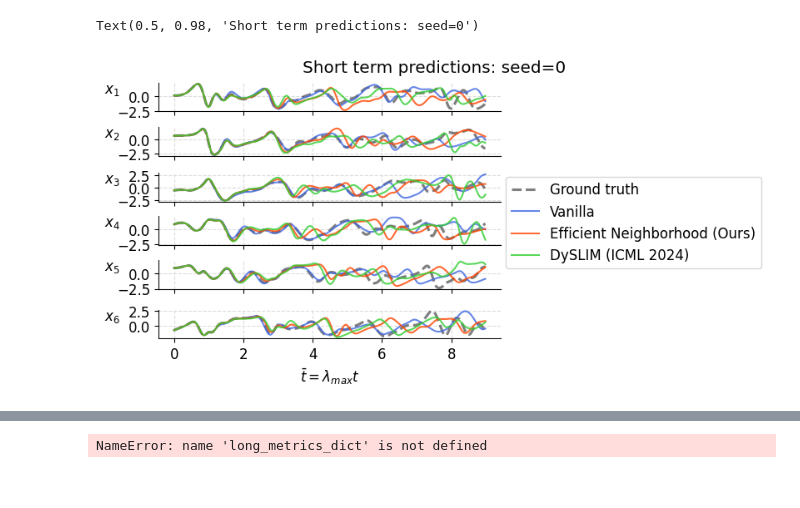
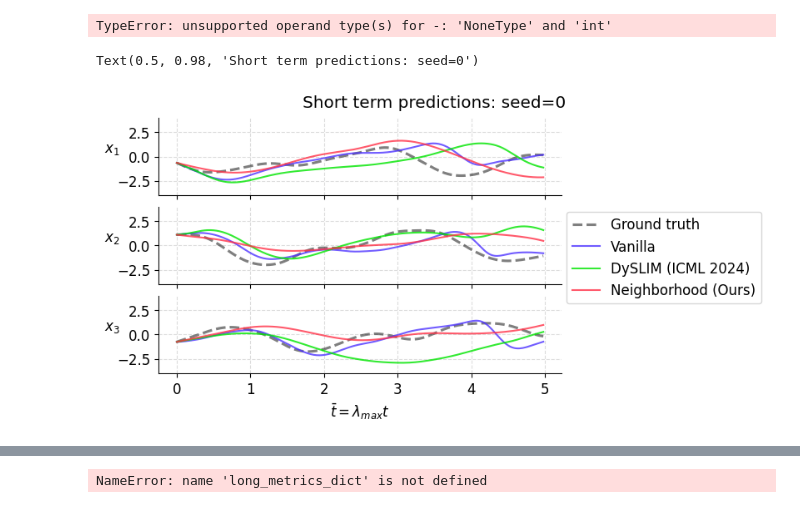
Before and after one commit to Jhko725/sandbox, a Jupyter notebook: notebooks/evaluation/lorenz96_eval.ipynb, the cells around one changed output, grey strips where cells are left out. Saved outputs shown, nothing was run; the diff lists cells and outputs as text; code cells hidden in the pictures.

Commit message:
Anaysis and figure generation in progress.

```diff
--- a/notebooks/evaluation/lorenz96_eval.ipynb
+++ b/notebooks/evaluation/lorenz96_eval.ipynb
@@ -46,8 +46,8 @@ EXP_TYPES_ALL = (
 EXP_TYPES = (
     "vanilla",
     # "neighborhood",
+    "dyslim",
     "efficient_neighborhood",
-    "dyslim",
     # "dyslim_neigh",
 )
 
@@ -55,11 +55,11 @@ COLOR_DICT = dict(
     zip(
         EXP_TYPES_ALL,
         (
-            "royalblue",
-            "darkorange",
-            "orangered",
-            "limegreen",
-            "darkgreen",
+            cc.cm.glasbey_dark(45),
+            cc.cm.glasbey_dark(0),
+            cc.cm.glasbey_dark(64),
+            cc.cm.glasbey_dark(46),
+            cc.cm.glasbey_dark(91),
         ),
     )
 )
@@ -69,7 +69,7 @@ LABEL_DICT = dict(
         (
             "Vanilla",
             "Neighborhood (Ours)",
-            "Efficient Neighborhood (Ours)",
+            "Neighborhood (Ours)",
             "DySLIM (ICML 2024)",
             "DySLIM - Neighborhood",
         ),
@@ -77,8 +77,8 @@ LABEL_DICT = dict(
 )
 # %%
 downsample = 2
-noise = 0.01
-dim = 6
+noise = 0.1
+dim = 54
 datadir = Path("../../data")
 
 _, transform = TimeSeriesDataset.from_hdf5(
@@ -95,8 +95,8 @@ def load_experiment(
     noise: float,
     rootdir=Path(f"../../results/revised/lorenz96_{dim}d"),
 ) -> NeuralODE:
-    loaddir = rootdir / exp_type
-    model_path_template = f"*lr=0.001_noise={noise}_key={key}*"
+    loaddir = rootdir / exp_type / "best"
+    model_path_template = f"*lr=0.002_noise={noise}_key={key}*"
     if exp_type == "neighborhood":
         loaddir = (
             loaddir / "reduced"
@@ -105,9 +105,9 @@ def load_experiment(
         # loaddir = loaddir / "r=0.6-0.8/neighbor_length=5" / "order=2"
         model_path_template = model_path_template  # + "_config"
     elif exp_type == "efficient_neighborhood":
-        loaddir = loaddir / "num_neighbors=8_weight=1"
+        loaddir = loaddir  # / "num_neighbors=32_weight=1"
     elif exp_type == "dyslim":
-        loaddir = loaddir / "lambda_1=1_lambda_2=1000"
+        loaddir = loaddir  # / "lambda_1=0_lambda_2=1"
     elif exp_type == "dyslim_neigh":
         loaddir = (
             loaddir.parent
@@ -127,7 +136,7 @@ key = 0
 traj_idx = 0
 t_traj, u_traj = dataset_test[traj_idx]
 
-n_short = 450
+n_short = 250
 t_short_norm = np.arange(n_short) * 0.02
 t_short, u_short = t_traj[:n_short], u_traj[:n_short]
 
@@ -135,38 +144,41 @@ u_short_dict = defaultdict(list)
 for exp_type in tqdm(EXP_TYPES):
     model = load_experiment(exp_type, key, noise)
     u_short_dict[exp_type] = solve_ode(model, t_short, u_short[0], rtol=1e-4, atol=1e-6)
+# %% [output]
+TypeError: unsupported operand type(s) for -: 'NoneType' and 'int'
 # %%
 plot_kwargs = {"linewidth": 1.5, "alpha": 0.8}
 
-fig, axes = plt.subplots(6, 1, figsize=(8, 4), sharex=True)
+fig, axes = plt.subplots(3, 1, figsize=(8, 4), sharex=True)
 for i, (ax, y_name) in enumerate(zip(axes.flat, [f"$x_{i}$" for i in range(1, 7)])):
     ax.plot(
         t_short_norm,
         u_short[:, i],
         "--",
         color="black",
         linewidth=2.25,
         alpha=0.5,
         label="Ground truth",
     )
     for exp_type, u_pred in u_short_dict.items():
         ax.plot(
             t_short_norm,
             u_pred[:, i],
             color=COLOR_DICT[exp_type],
             label=LABEL_DICT[exp_type],
             **plot_kwargs,
         )
     ax.set_ylabel(y_name, rotation="horizontal")
+    ax.set_ylim((-4, 4))
 ax.set_xlabel(r"$\bar{t}=\lambda_{max}t$")
 fig.align_ylabels()
 fig.legend(
     *ax.get_legend_handles_labels(), loc="outside center right", fontsize="medium"
 )
 fig.suptitle(f"Short term predictions: seed={key}", fontsize="large")
 # %% [output]
 Text(0.5, 0.98, 'Short term predictions: seed=0')
-[figure, old version]
+[figure, new version]
 # %%
 @eqx.filter_jit
 def solve_batch(model, t, u0_batch):
```
Also changed, not shown: parts of 15 cells of this notebook, 18 other files.
